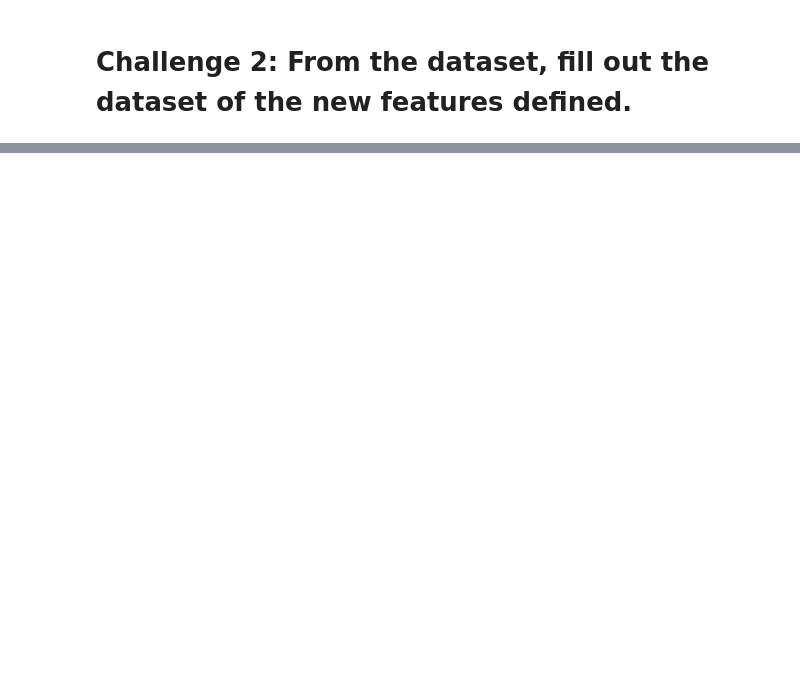
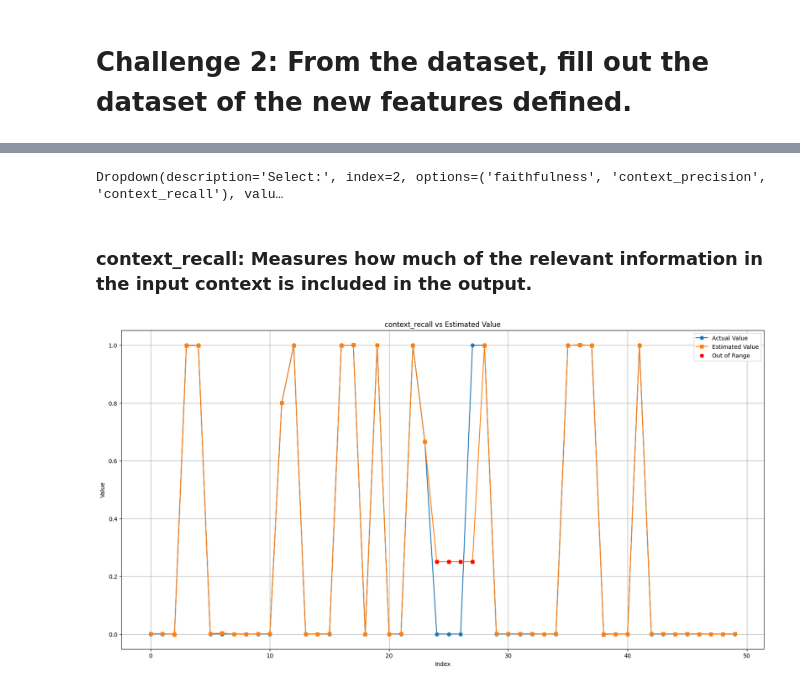
Before and after one commit to gustavo-pabon/tc-2025, a Jupyter notebook: 02-explain metrics.ipynb, the cells around one changed output, grey strips where cells are left out. Drawn from its saved outputs; the diff is of its cells as text; code cells hidden in the pictures; blank space fills up the shorter version.

```diff
--- a/02-explain metrics.ipynb
+++ b/02-explain metrics.ipynb
@@ -206,3 +163,73 @@ df_metric.style.apply(
+# %%
+dropdown_values = ["faithfulness", "context_precision", "context_recall"]
+
+# Create a dropdown widget
+dropdown = widgets.Dropdown(
+    options=dropdown_values,
+    description='Select:',
+    disabled=False,
+)
+
+# Function to handle the dropdown selection
+def on_change(change):
+    global sel_metric
+    sel_metric = change['new']
+    # print(f'Selected metric: {sel_metric}')
+
+    # Clear the previous output
+    clear_output(wait=True)
+
+    # Display the dropdown widget again
+    display(dropdown)
+
+    if sel_metric == "faithfulness":
+        metric_text = "Measures how accurate and truthful the generated output is in relation to the input context and factual correctness. Faithfulness is about avoiding hallucinations (made-up or false information)"
+    elif sel_metric == "context_precision":
+        metric_text = "Measures how much of the generated output is relevant and aligns with the context provided in the input."
+    elif sel_metric == "context_recall":
+        metric_text = "Measures how much of the relevant information in the input context is included in the output."
+
+    metric_details = f"""
+### **{sel_metric}:** {metric_text}
+"""
+    # Display a reminder of the metric's definition
+    display(Markdown(metric_details))
+
+    # Plot the actual vs estimated values for the selected metric
+    metric = sel_metric
+    X = pd.DataFrame(genai_explainer.preprocessed_features)
+
+    df_metric = pd.DataFrame(genai_explainer.metrics)[[metric]]
+    df_metric['estimated_value'] = genai_explainer.estimators_[metric].predict(X)
+    df_metric['is_out_of_range'] = genai_explainer.is_out_of_range_[metric]
+
+
+
+    plt.figure(figsize=(20,10))
+    plt.plot(df_metric[metric], label='Actual Value', marker='o')
+    plt.plot(df_metric['estimated_value'], label='Estimated Value', marker='s')
+
+    # Highlight the out-of-range values
+    out_of_range_indices = df_metric[df_metric['is_out_of_range']].index
+    plt.scatter(out_of_range_indices, df_metric.loc[out_of_range_indices, 'estimated_value'], color='red', label='Out of Range', zorder=5)
+
+    plt.xlabel('Index')
+    plt.ylabel('Value')
+    plt.title(f'{metric} vs Estimated Value')
+    plt.legend()
+    plt.grid(True)
+    plt.show()
+# Attach the function to the dropdown widget
+dropdown.observe(on_change, names='value')
+
+
+
+display(dropdown)
+# %% [output]
+Dropdown(description='Select:', index=2, options=('faithfulness', 'context_precision', 'context_recall'), valu…
+
+### **context_recall:** Measures how much of the relevant information in the input context is included in the output.
+[figure, added]
 # %% [markdown]
 ## Challenge 3 - Step 2: Present the explainability results from SHAP
 ### For the selected metric show the SHAP values of each feature.
```
Also changed, not shown: parts of 23 cells of this notebook, 4 other files.
